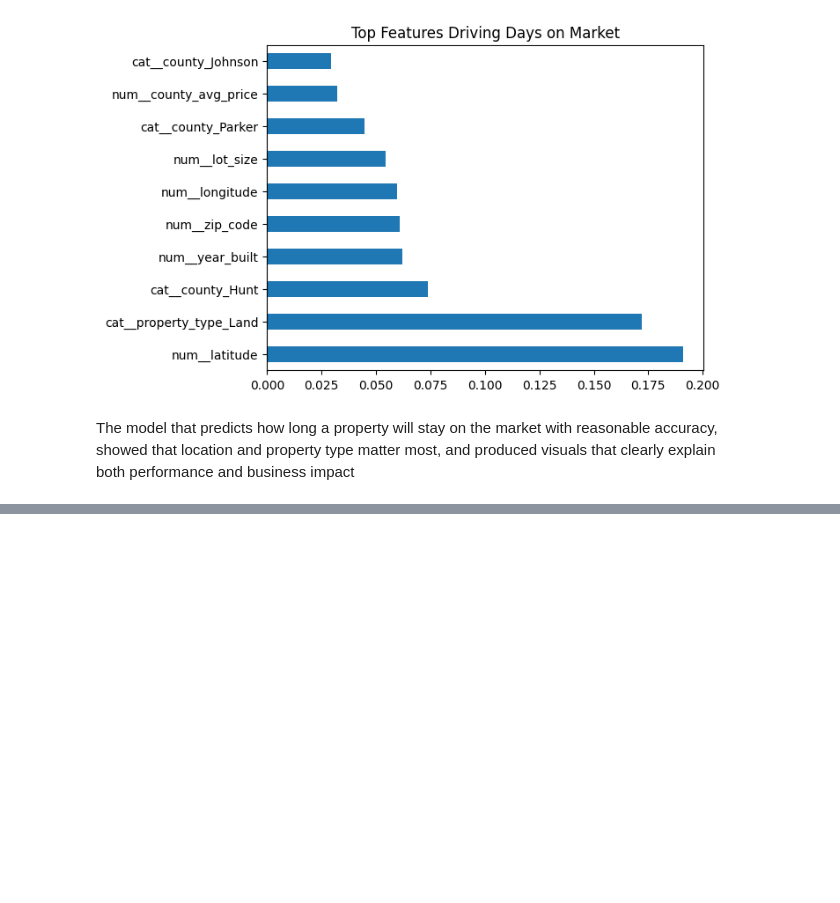
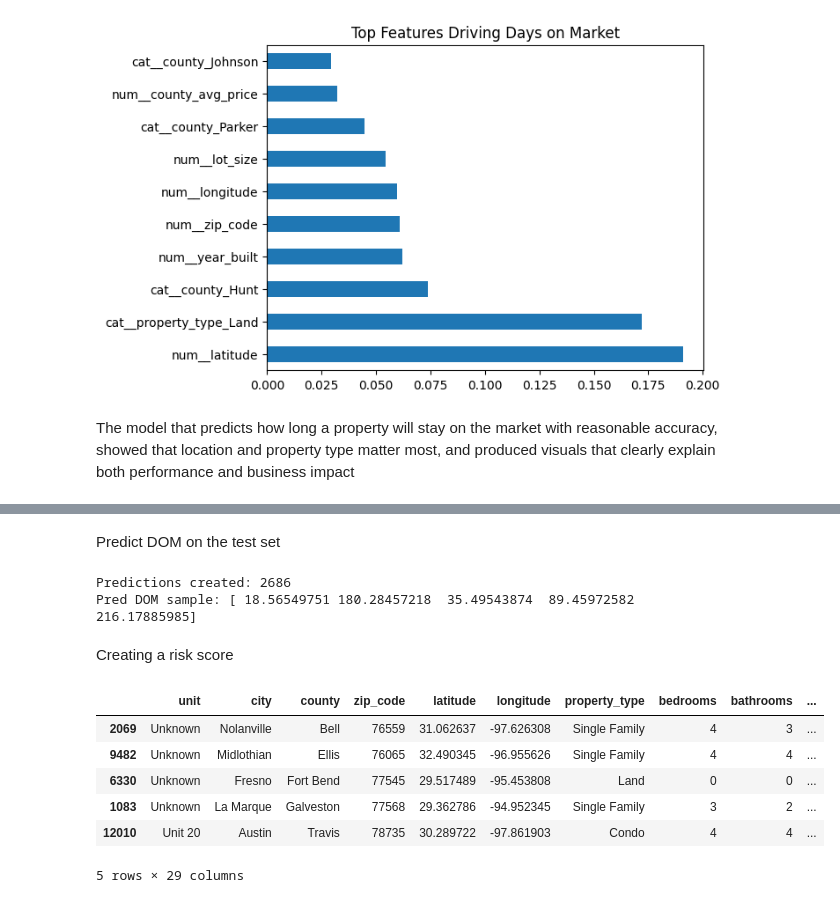
Before and after one commit to Mwenya-Musonda/alloy-tower-real-estate-ml, a Jupyter notebook: notebooks/03_model_training.ipynb, the cells around one changed output, grey strips where cells are left out. Drawn from its saved outputs; the diff is of its cells as text; code cells hidden in the pictures; blank space fills up the shorter version.

```diff
--- a/notebooks/03_model_training.ipynb
+++ b/notebooks/03_model_training.ipynb
@@ -261,0 +400,43 @@ The model that predicts how long a property will stay on the market with reasona
+# %% [markdown]
+Predict DOM on the test set
+# %%
+import numpy as np
+import pandas as pd
+
+# Predict on test set
+y_pred = model.predict(X_test)
+
+# Quick check
+print("Predictions created:", len(y_pred))
+print("Pred DOM sample:", y_pred[:5])
+# %% [output]
+Predictions created: 2686
+Pred DOM sample: [ 18.56549751 180.28457218  35.49543874  89.45972582 216.17885985]
+# %% [markdown]
+Creating a risk score
+# %%
+import pandas as pd
+
+risk_df = X_test.copy()
+
+risk_df["pred_dom"] = y_pred
+
+risk_df["risk_level"] = pd.cut(
+    risk_df["pred_dom"],
+    bins=[-1, 60, 120, 10000],
+    labels=["Low", "Medium", "High"]
+)
+
+risk_df["risk_score_0_100"] = (
+    risk_df["pred_dom"] / risk_df["pred_dom"].max() * 100
+)
+
+risk_df.head()
+# %% [output]
+|  | unit | city | county | zip_code | latitude | longitude | property_type | bedrooms | bathrooms | ... |
+| 2069 | Unknown | Nolanville | Bell | 76559 | 31.062637 | -97.626308 | Single Family | 4 | 3 | ... |
+| 9482 | Unknown | Midlothian | Ellis | 76065 | 32.490345 | -96.955626 | Single Family | 4 | 4 | ... |
+| 6330 | Unknown | Fresno | Fort Bend | 77545 | 29.517489 | -95.453808 | Land | 0 | 0 | ... |
+| 1083 | Unknown | La Marque | Galveston | 77568 | 29.362786 | -94.952345 | Single Family | 3 | 2 | ... |
+| 12010 | Unit 20 | Austin | Travis | 78735 | 30.289722 | -97.861903 | Condo | 4 | 4 | ... |
+5 rows × 29 columns
```
Also changed, not shown: parts of 13 cells of this notebook, 4 other files.
